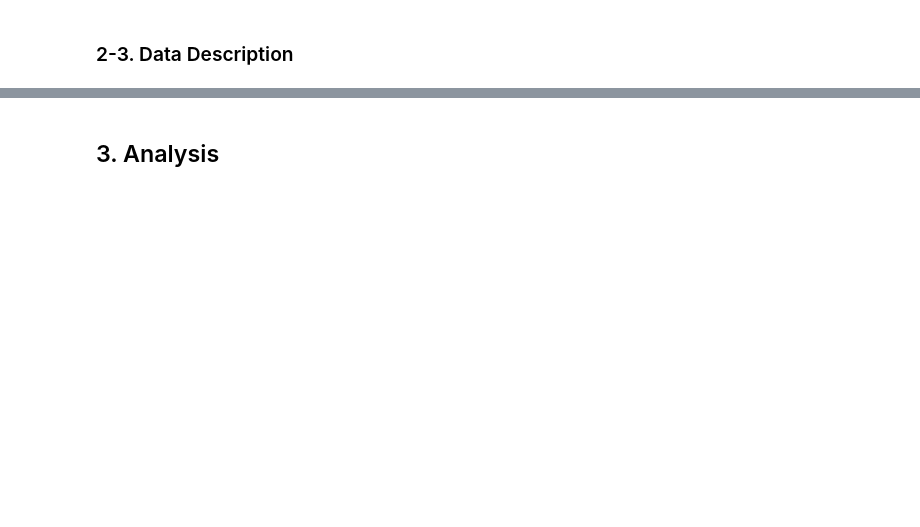
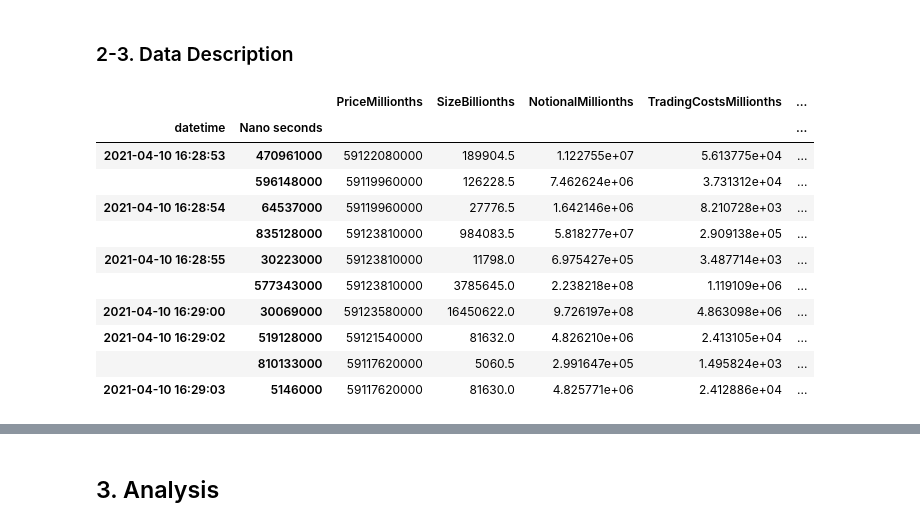
Before and after one commit to kwhyun97/FINM-33150-W23, a Jupyter notebook: Homework/Homework 4/Kiwan_Hyun_12125881_HW4.ipynb, the cells around one changed output, grey strips where cells are left out. Saved outputs shown, nothing was run; the diff lists cells and outputs as text; code cells hidden in the pictures; blank space fills up the shorter version.

```diff
--- a/Homework/Homework 4/Kiwan_Hyun_12125881_HW4.ipynb
+++ b/Homework/Homework 4/Kiwan_Hyun_12125881_HW4.ipynb
@@ -191,3 +239,16 @@ def total_participation_opportunities(full_dict, p):
+# %%
+def read_pair_data(pair, year):
+    # buy data
+    dir_buy = r'./data/' + pair + '_' + year + '_total_buy_opportunities.csv'
+    buy_df = pd.read_csv(dir_buy)
+    buy_df.datetime = pd.to_datetime(buy_df.datetime)
+    buy_df = buy_df.set_index(['datetime', 'Nano seconds'])
+    # sell data
+    dir_sell = r'./data/' + pair + '_' + year + '_total_sell_opportunities.csv'
+    sell_df = pd.read_csv(dir_sell)
+    sell_df.datetime = pd.to_datetime(sell_df.datetime)
+    sell_df = sell_df.set_index(['datetime', 'Nano seconds'])
+    return buy_df, sell_df
 # %% [markdown]
 <h2> 2. Data </h2>
 # %% [markdown]
@@ -220,2 +283,21 @@ VWAP_participation(BTC_USD_2021_Buy, 1000000000, 0.05, BTC_USD_2021_Buy.index[0]
+# %%
+BTC_USD_2021 = read_pair_data('BTC-USD', '2021')
+BTC_USD_2022 = read_pair_data('BTC-USD', '2022')
+BTC_USD_2023 = read_pair_data('BTC-USD', '2023')
 # %% [markdown]
 <h3> 2-3. Data Description </h3>
+# %%
+BTC_USD_2021[0].head(10)
+# %% [output]
+|  |  | PriceMillionths | SizeBillionths | NotionalMillionths | TradingCostsMillionths | ... |
+| datetime | Nano seconds |  |  |  |  | ... |
+| 2021-04-10 16:28:53 | 470961000 | 59122080000 | 189904.5 | 1.122755e+07 | 5.613775e+04 | ... |
+|  | 596148000 | 59119960000 | 126228.5 | 7.462624e+06 | 3.731312e+04 | ... |
+| 2021-04-10 16:28:54 | 64537000 | 59119960000 | 27776.5 | 1.642146e+06 | 8.210728e+03 | ... |
+|  | 835128000 | 59123810000 | 984083.5 | 5.818277e+07 | 2.909138e+05 | ... |
+| 2021-04-10 16:28:55 | 30223000 | 59123810000 | 11798.0 | 6.975427e+05 | 3.487714e+03 | ... |
+|  | 577343000 | 59123810000 | 3785645.0 | 2.238218e+08 | 1.119109e+06 | ... |
+| 2021-04-10 16:29:00 | 30069000 | 59123580000 | 16450622.0 | 9.726197e+08 | 4.863098e+06 | ... |
+| 2021-04-10 16:29:02 | 519128000 | 59121540000 | 81632.0 | 4.826210e+06 | 2.413105e+04 | ... |
+|  | 810133000 | 59117620000 | 5060.5 | 2.991647e+05 | 1.495824e+03 | ... |
+| 2021-04-10 16:29:03 | 5146000 | 59117620000 | 81630.0 | 4.825771e+06 | 2.412886e+04 | ... |
```
Also changed, not shown: parts of 8 cells of this notebook.
